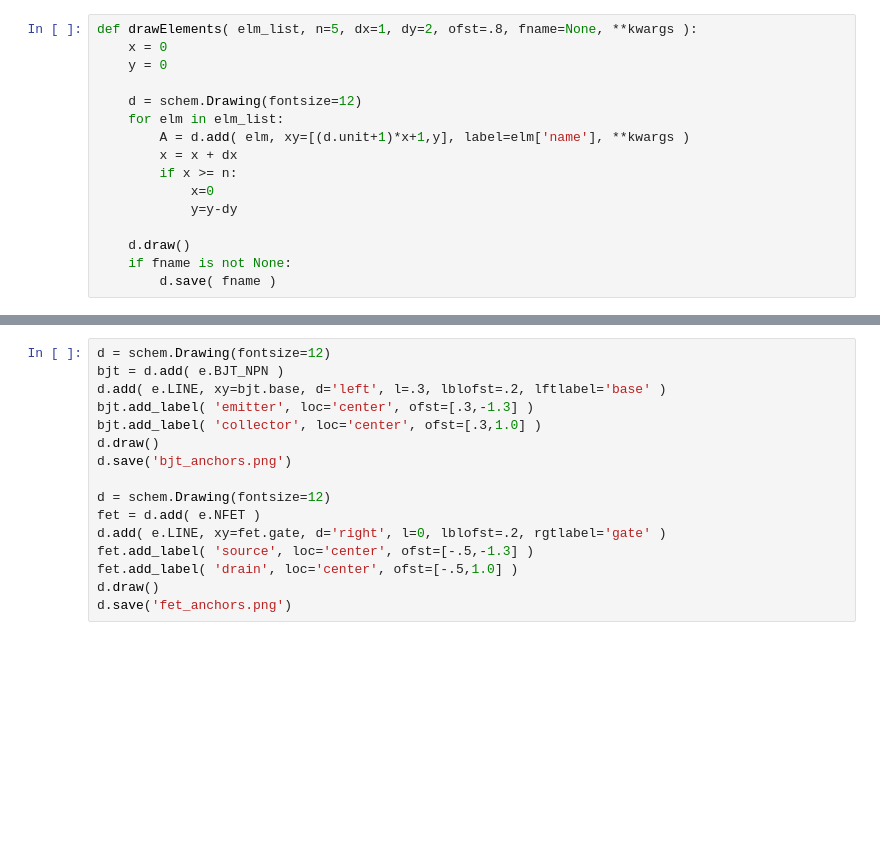
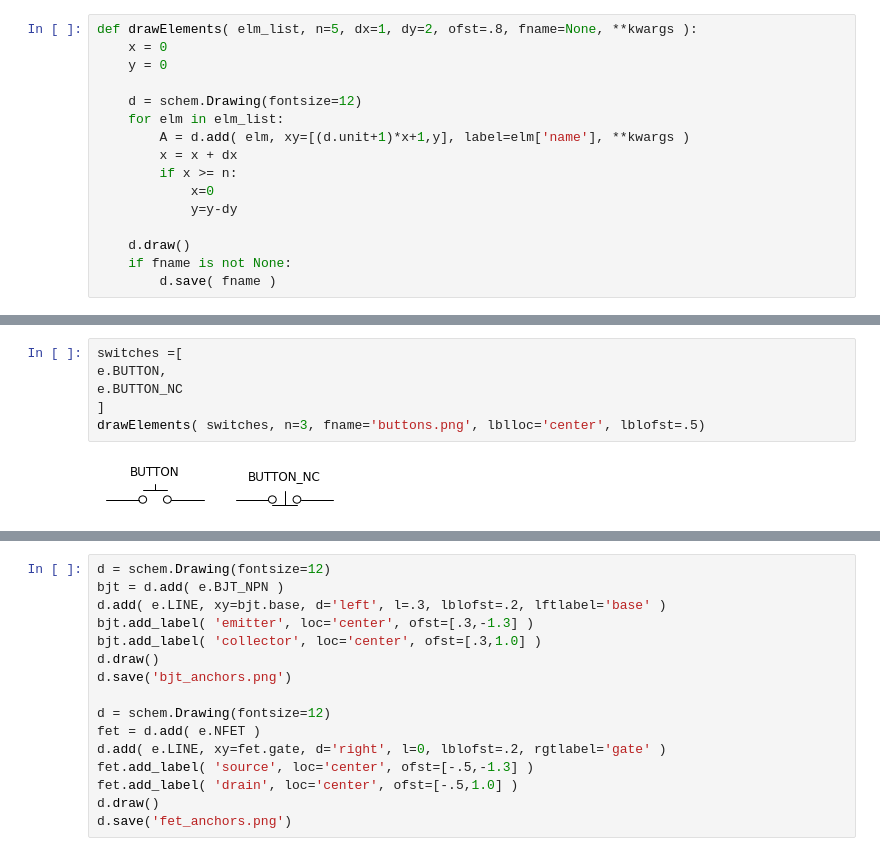
Before and after one commit to cdelker/schemdraw, a Jupyter notebook: docs/img/doc_images.ipynb, the cells around one changed output, grey strips where cells are left out. Saved outputs shown, nothing was run; the diff lists cells and outputs as text; blank space fills up the shorter version.

```diff
--- a/docs/img/doc_images.ipynb
+++ b/docs/img/doc_images.ipynb
@@ -89,0 +93,8 @@ drawElements( switches, n=3, dx=1.2, dy=3, fname='switches.png', lblloc='center'
+# %%
+switches =[
+e.BUTTON,
+e.BUTTON_NC
+]
+drawElements( switches, n=3, fname='buttons.png', lblloc='center', lblofst=.5)
+# %% [output]
+[figure, added]
```
Also changed, not shown: parts of 20 cells of this notebook, 26 other files.
